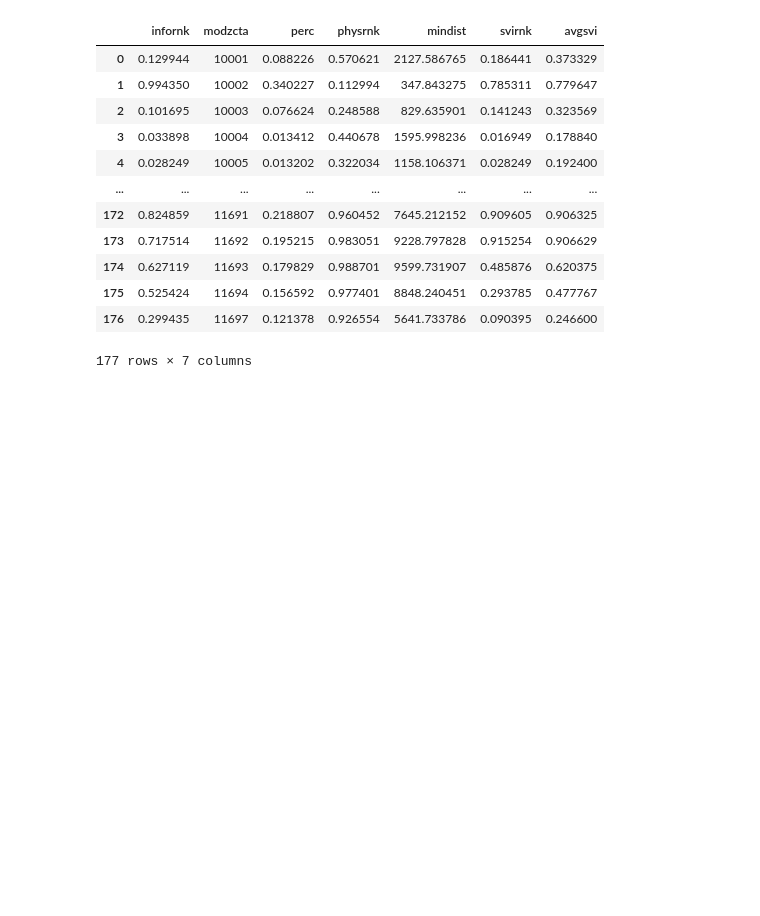
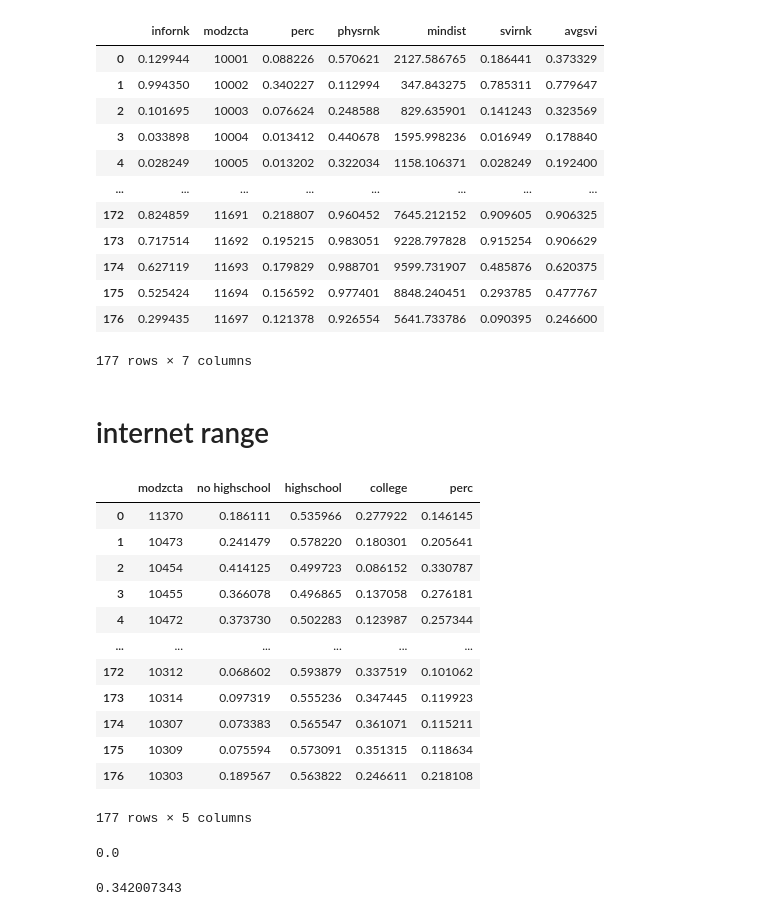
Before and after one commit to saturn-drm/equity-during-covid, a Jupyter notebook: scripts/1207phys.ipynb, the cells around one changed output. Cells and saved outputs as stored; diff of their text form; code cells hidden in the pictures; blank space fills up the shorter version.

```diff
--- a/scripts/1207phys.ipynb
+++ b/scripts/1207phys.ipynb
@@ -661,3 +661,30 @@ allrnks
 177 rows × 7 columns
 # %%
 allrnks.to_csv('../datas/8-svi_rnks-fixed.csv', index=False)
+# %% [markdown]
+# internet range
+# %%
+internet = pandas.read_csv('../datas/2-InternetMerged.csv')
+internet
+# %% [output]
+|  | modzcta | no highschool | highschool | college | perc |
+| 0 | 11370 | 0.186111 | 0.535966 | 0.277922 | 0.146145 |
+| 1 | 10473 | 0.241479 | 0.578220 | 0.180301 | 0.205641 |
+| 2 | 10454 | 0.414125 | 0.499723 | 0.086152 | 0.330787 |
+| 3 | 10455 | 0.366078 | 0.496865 | 0.137058 | 0.276181 |
+| 4 | 10472 | 0.373730 | 0.502283 | 0.123987 | 0.257344 |
+| ... | ... | ... | ... | ... | ... |
+| 172 | 10312 | 0.068602 | 0.593879 | 0.337519 | 0.101062 |
+| 173 | 10314 | 0.097319 | 0.555236 | 0.347445 | 0.119923 |
+| 174 | 10307 | 0.073383 | 0.565547 | 0.361071 | 0.115211 |
+| 175 | 10309 | 0.075594 | 0.573091 | 0.351315 | 0.118634 |
+| 176 | 10303 | 0.189567 | 0.563822 | 0.246611 | 0.218108 |
+177 rows × 5 columns
+# %%
+internet['perc'].min()
+# %% [output]
+0.0
+# %%
+internet['perc'].max()
+# %% [output]
+0.342007343
```
Also changed, not shown: 1 other file.
